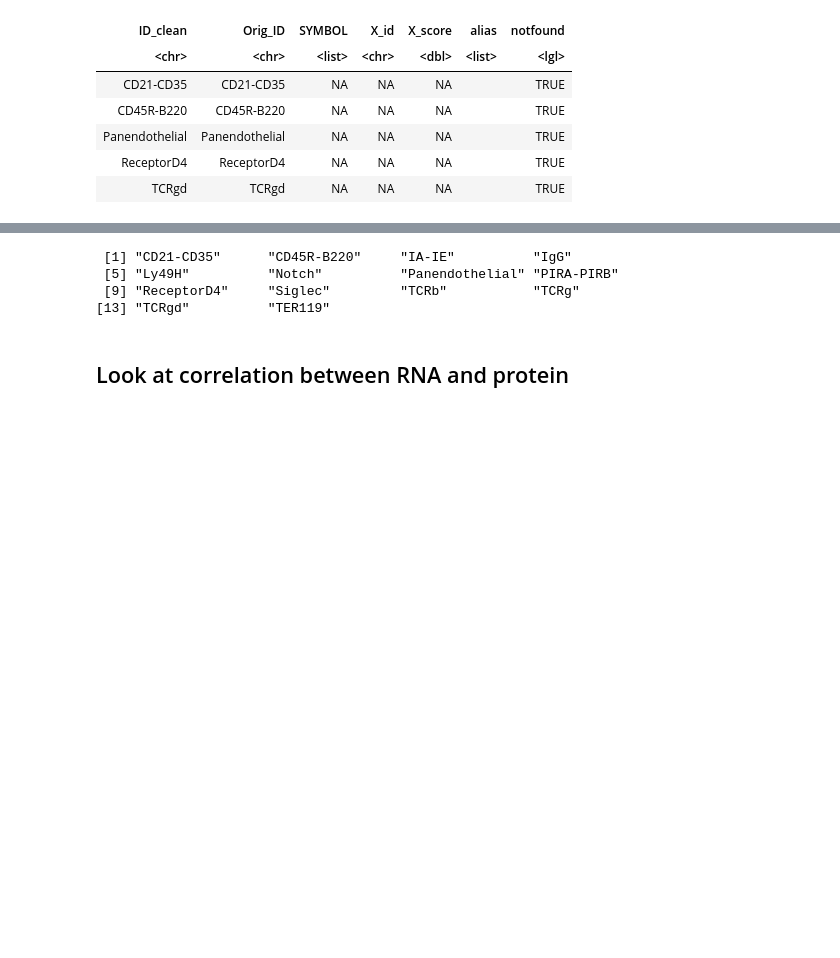
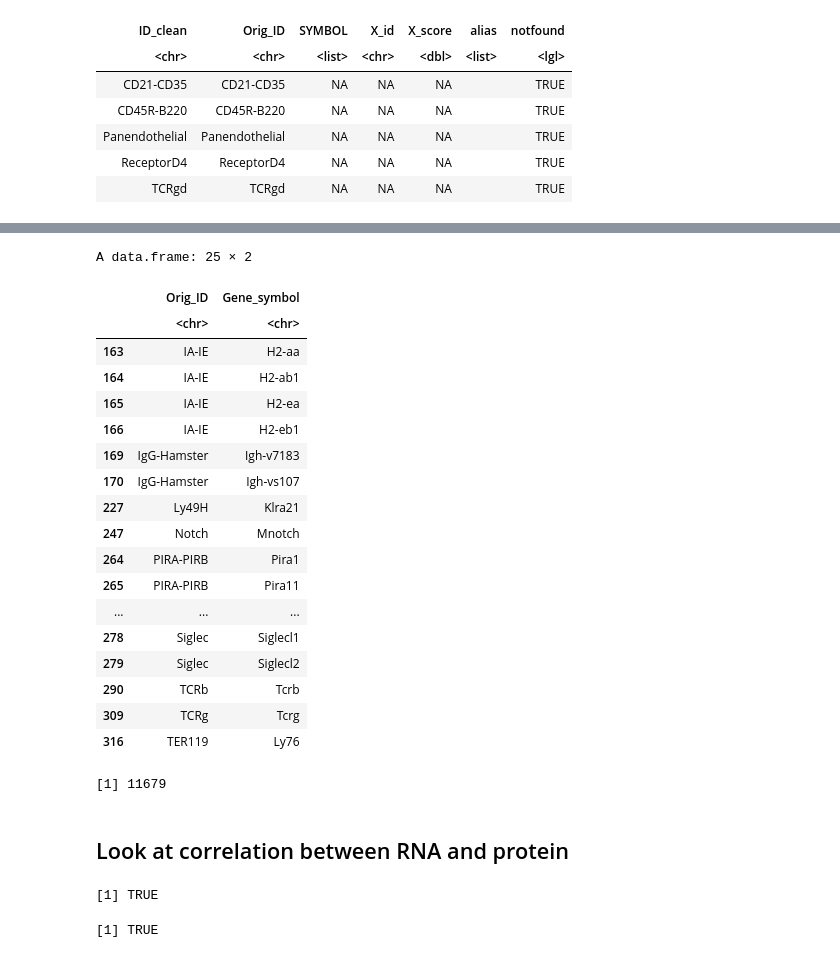
Before and after one commit to reliscu/chronocell_janssens_2025_preprint, a Jupyter notebook: 00_RNA_vs_ADT.ipynb, the cells around one changed output, grey strips where cells are left out. Saved outputs shown, nothing was run; the diff lists cells and outputs as text; code cells hidden in the pictures; blank space fills up the shorter version.

```diff
--- a/00_RNA_vs_ADT.ipynb
+++ b/00_RNA_vs_ADT.ipynb
@@ -264,0 +276,17 @@ A data.frame: 173 × 7
+# %%
+df_mapped <- rbind(
+    df_mapped,
+    data.frame(Orig_ID=antibods_matched, Gene_symbol=antibods_matched, Alias=NA)
+)
+# %%
+# Source - https://stackoverflow.com/a
+# Posted by alko989, modified by community. See post 'Timeline' for change history
+# Retrieved 2025-12-18, License - CC BY-SA 4.0
+
+firstup <- function(x) {
+    x <- tolower(x)
+    substr(x, 1, 1) <- toupper(substr(x, 1, 1))
+    x
+}
+# %%
+df_mapped$Gene_symbol <- unlist(lapply(df_mapped$Gene_symbol, firstup))
@@ -276,7 +320,22 @@ attr(,"class")
 # %%
-unique(na.omit(df_mapped$ID_clean[!df_mapped$Gene_symbol %in% rownames(data$RNA)]) )
+df_mapped[!df_mapped$Gene_symbol %in% rownames(data$RNA),]
 # %% [output]
- [1] "CD21-CD35"      "CD45R-B220"     "IA-IE"          "IgG"
- [5] "Ly49H"          "Notch"          "Panendothelial" "PIRA-PIRB"
- [9] "ReceptorD4"     "Siglec"         "TCRb"           "TCRg"
-[13] "TCRgd"          "TER119"
+A data.frame: 25 × 2
+|  | Orig_ID | Gene_symbol |
+|  | <chr> | <chr> |
+| 163 | IA-IE | H2-aa |
+| 164 | IA-IE | H2-ab1 |
+| 165 | IA-IE | H2-ea |
+| 166 | IA-IE | H2-eb1 |
+| 169 | IgG-Hamster | Igh-v7183 |
+| 170 | IgG-Hamster | Igh-vs107 |
+| 227 | Ly49H | Klra21 |
+| 247 | Notch | Mnotch |
+| 264 | PIRA-PIRB | Pira1 |
+| 265 | PIRA-PIRB | Pira11 |
+| ... | ... | ... |
+| 278 | Siglec | Siglecl1 |
+| 279 | Siglec | Siglecl2 |
+| 290 | TCRb | Tcrb |
+| 309 | TCRg | Tcrg |
+| 316 | TER119 | Ly76 |
@@ -283,2 +345,6 @@ unique(na.omit(df_mapped$ID_clean[!df_mapped$Gene_symbol %in% rownames(data$RNA)
+# %%
+grep("^Cd2$", rownames(data$RNA@counts))
+# %% [output]
+[1] 11679
 # %% [markdown]
 ## Look at correlation between RNA and protein
@@ -312,0 +357,8 @@ df <- data.frame(Gene=genes_lower, Cor=cors)
+# %%
+all.equal(rownames(expr_ADT_subset), df_mapped$Orig_ID)
+# %% [output]
+[1] TRUE
+# %%
+all.equal(rownames(expr_RNA_subset), df_mapped$Gene_symbol)
+# %% [output]
+[1] TRUE
```
Also changed, not shown: parts of 22 cells of this notebook, 2 other files.
